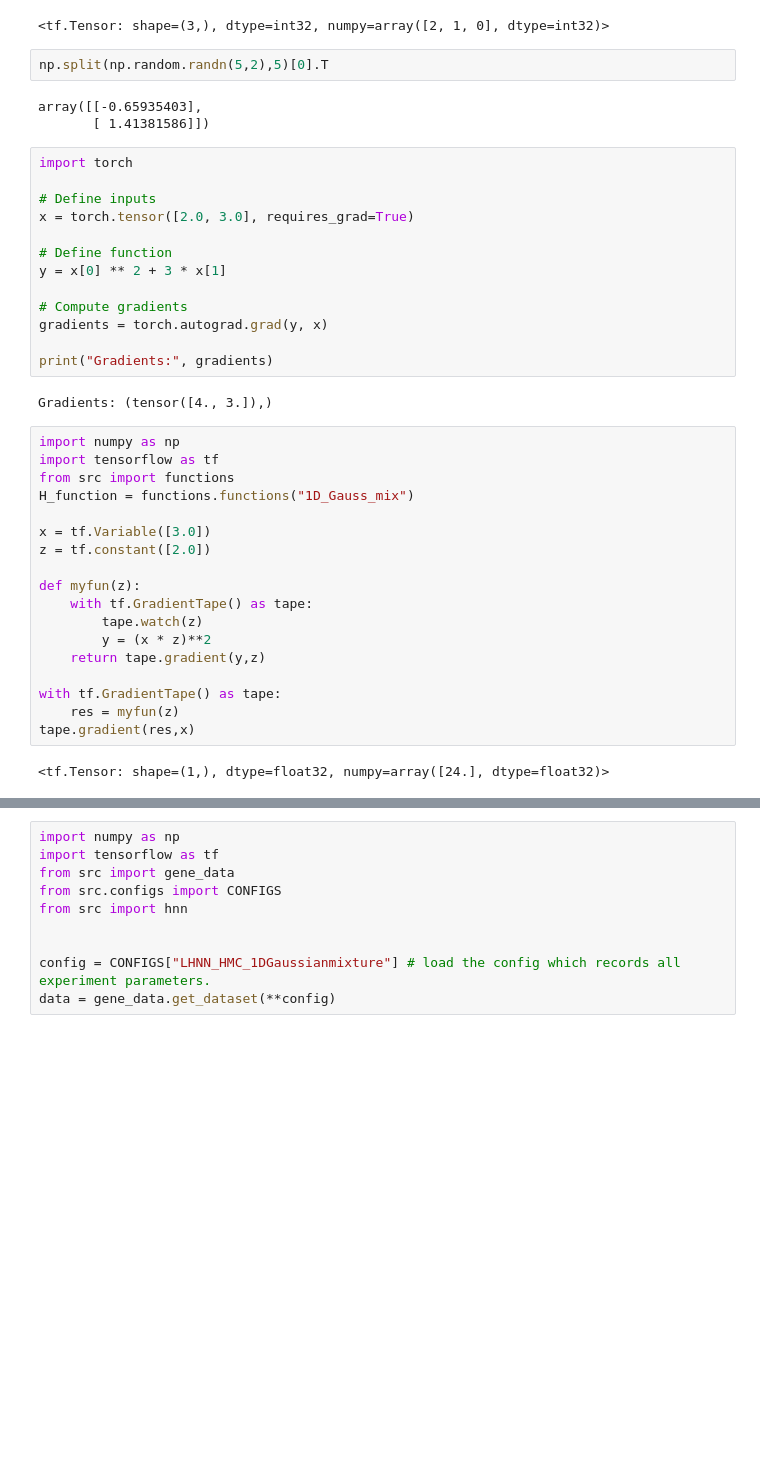
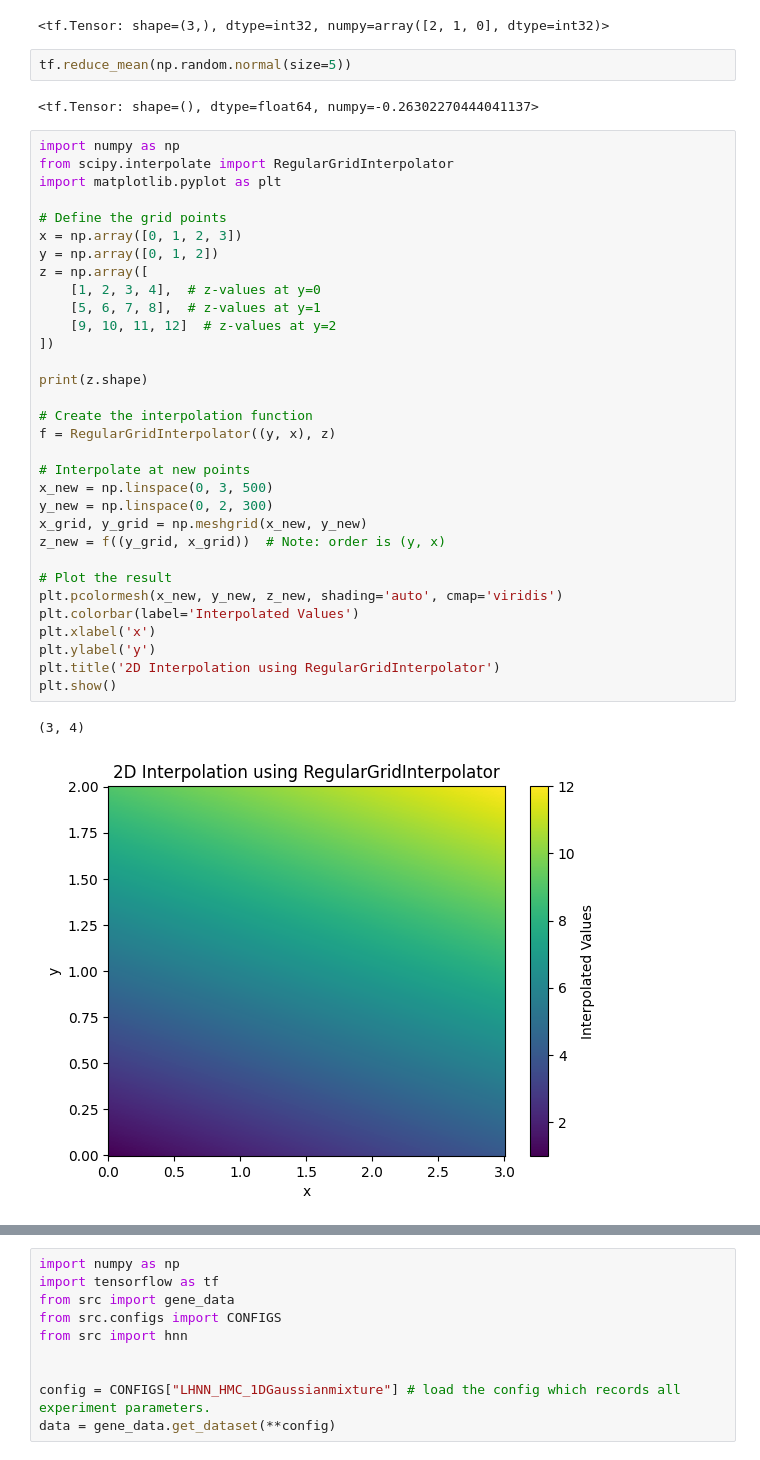
Before and after one commit to YedaCui/TSRLproject_JPMorgan, a Jupyter notebook: lrtf.ipynb, the cells around one changed output, grey strips where cells are left out. Saved outputs shown, nothing was run; the diff lists cells and outputs as text; blank space fills up the shorter version.

```diff
--- a/lrtf.ipynb
+++ b/lrtf.ipynb
@@ -42,43 +45,42 @@ tf.Tensor(
 tf.gather(tf.range(3), tf.random.shuffle(tf.range(3)))
 # %% [output]
 <tf.Tensor: shape=(3,), dtype=int32, numpy=array([2, 1, 0], dtype=int32)>
-# %%
-np.split(np.random.randn(5,2),5)[0].T
-# %% [output]
-array([[-0.65935403],
-       [ 1.41381586]])
-# %%
-import torch
-
-# Define inputs
-x = torch.tensor([2.0, 3.0], requires_grad=True)
-
-# Define function
-y = x[0] ** 2 + 3 * x[1]
-
-# Compute gradients
-gradients = torch.autograd.grad(y, x)
-
-print("Gradients:", gradients)
-# %% [output]
-Gradients: (tensor([4., 3.]),)
-# %%
-import numpy as np
-import tensorflow as tf
-from src import functions
-H_function = functions.functions("1D_Gauss_mix")
-
-x = tf.Variable([3.0])
-z = tf.constant([2.0])
-
-def myfun(z):
-    with tf.GradientTape() as tape:
-        tape.watch(z)
-        y = (x * z)**2
-    return tape.gradient(y,z)
-
-with tf.GradientTape() as tape:
-    res = myfun(z)
-tape.gradient(res,x)
-# %% [output]
-<tf.Tensor: shape=(1,), dtype=float32, numpy=array([24.], dtype=float32)>
+# %%
+tf.reduce_mean(np.random.normal(size=5))
+# %% [output]
+<tf.Tensor: shape=(), dtype=float64, numpy=-0.26302270444041137>
+# %%
+import numpy as np
+from scipy.interpolate import RegularGridInterpolator
+import matplotlib.pyplot as plt
+
+# Define the grid points
+x = np.array([0, 1, 2, 3])
+y = np.array([0, 1, 2])
+z = np.array([
+    [1, 2, 3, 4],  # z-values at y=0
+    [5, 6, 7, 8],  # z-values at y=1
+    [9, 10, 11, 12]  # z-values at y=2
+])
+
+print(z.shape)
+
+# Create the interpolation function
+f = RegularGridInterpolator((y, x), z)
+
+# Interpolate at new points
+x_new = np.linspace(0, 3, 500)
+y_new = np.linspace(0, 2, 300)
+x_grid, y_grid = np.meshgrid(x_new, y_new)
+z_new = f((y_grid, x_grid))  # Note: order is (y, x)
+
+# Plot the result
+plt.pcolormesh(x_new, y_new, z_new, shading='auto', cmap='viridis')
+plt.colorbar(label='Interpolated Values')
+plt.xlabel('x')
+plt.ylabel('y')
+plt.title('2D Interpolation using RegularGridInterpolator')
+plt.show()
+# %% [output]
+(3, 4)
+[figure, added]
```
Also changed, not shown: parts of 9 cells of this notebook, 19 other files.
